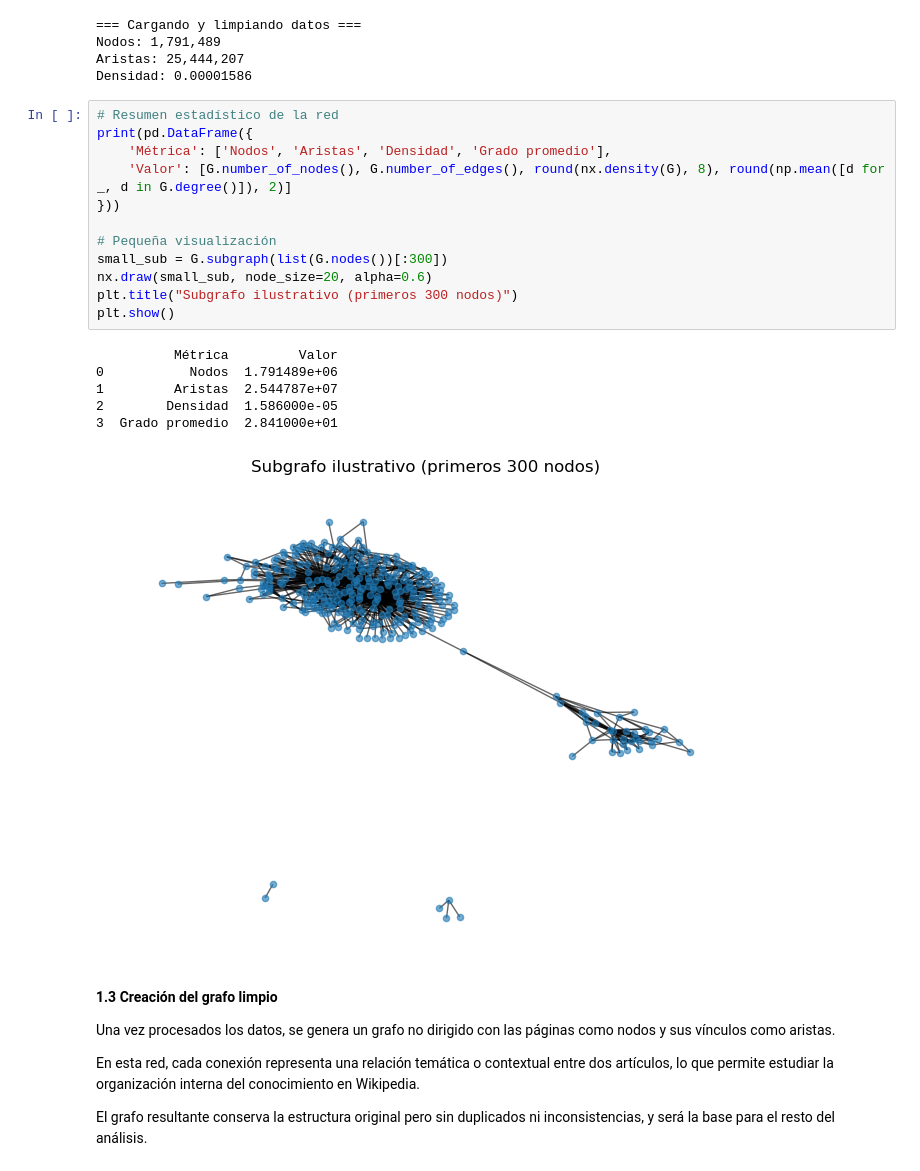
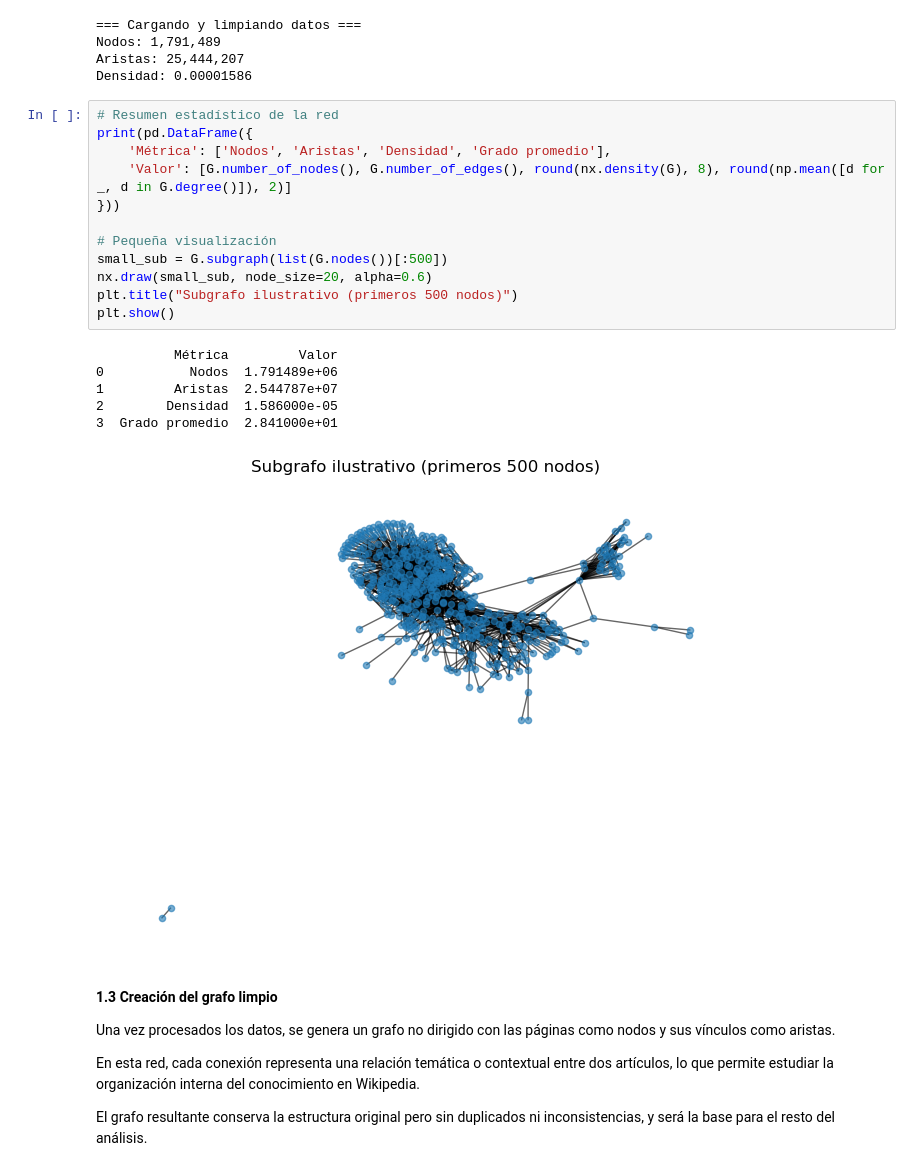
Before and after one commit to mrmiguel564/Proyecto-redes, a Jupyter notebook: community_analysis_study.ipynb, the cells around one changed output. Drawn from its saved outputs; the diff is of its cells as text.

```diff
--- a/community_analysis_study.ipynb
+++ b/community_analysis_study.ipynb
@@ -210,22 +232,22 @@ Densidad: 0.00001586
 # %%
 # Resumen estadístico de la red
 print(pd.DataFrame({
     'Métrica': ['Nodos', 'Aristas', 'Densidad', 'Grado promedio'],
     'Valor': [G.number_of_nodes(), G.number_of_edges(), round(nx.density(G), 8), round(np.mean([d for _, d in G.degree()]), 2)]
 }))
 
 # Pequeña visualización
-small_sub = G.subgraph(list(G.nodes())[:300])
+small_sub = G.subgraph(list(G.nodes())[:500])
 nx.draw(small_sub, node_size=20, alpha=0.6)
-plt.title("Subgrafo ilustrativo (primeros 300 nodos)")
+plt.title("Subgrafo ilustrativo (primeros 500 nodos)")
 plt.show()
 # %% [output]
           Métrica         Valor
 0           Nodos  1.791489e+06
 1         Aristas  2.544787e+07
 2        Densidad  1.586000e-05
 3  Grado promedio  2.841000e+01
-[figure, old version]
+[figure, new version]
 # %% [markdown]
 **1.3 Creación del grafo limpio**
 
```
Also changed, not shown: parts of 25 cells of this notebook.
